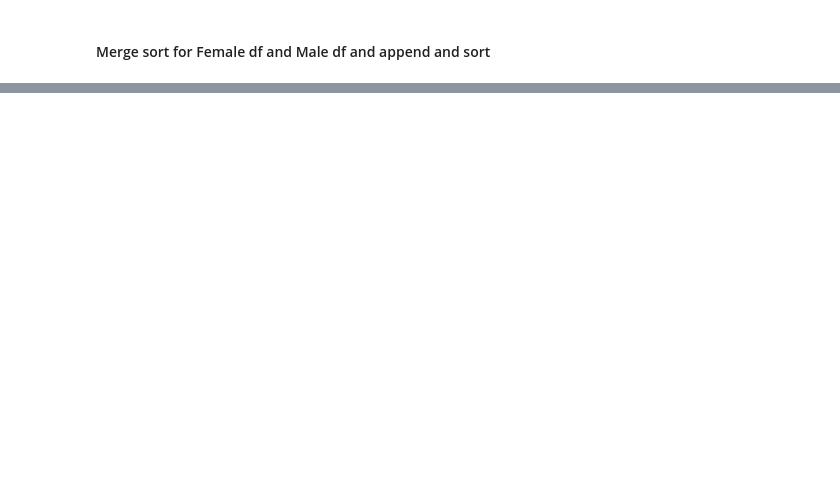
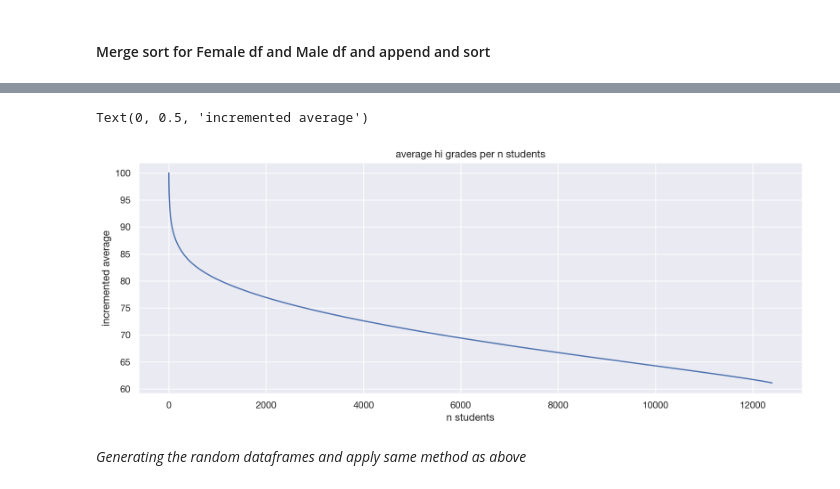
Before and after one commit to s183910/Bachelor_Gabi_Kat, a Jupyter notebook: Notebooks/Basic_dists/Baselines.ipynb, the cells around one changed output, grey strips where cells are left out. Drawn from its saved outputs; the diff is of its cells as text; code cells hidden in the pictures; blank space fills up the shorter version.

Commit message:
New random baselines

```diff
--- a/Notebooks/Basic_dists/Baselines.ipynb
+++ b/Notebooks/Basic_dists/Baselines.ipynb
@@ -32,6 +33,7 @@ setup_mpl()
 #Start here and load the dataframe
 df = pd.read_csv("df_sum_score.csv")
 df = df[df.STRATUM != "0"] #0 corresponds to nan, i.e. removing nans
+df["strat_new"] = df.STRATUM.apply(lambda x: x.replace(" ", "_"))
 # %% [markdown]
 #### Average score generation
 # %%
@@ -113,0 +134,9 @@ gender_mergesort(df)
+# %%
+# The mergesort as function of n
+df_sort = df.sort_values(by="HI_GRADE_AVG", ascending=False, kind="mergesort")
+
+#new df with incremeanted hi avg
+df_avg = df_sort.copy()
+
+#check the sorted grades
+df_avg.HI_GRADE_AVG
@@ -113,0 +156,7 @@ gender_mergesort(df)
+# %%
+#set the incremented hi avg as column
+df_avg["incr_hi_mean"] = df_avg.HI_GRADE_AVG.expanding().mean()
+df_avg["incr_col_mean"] = df_avg.COL_GRADE_AVG.expanding().mean()
+
+#check the incremented average grades
+df_avg["incr_hi_mean"] #index "2" er average af 100+97/2
@@ -113,0 +176,3 @@ gender_mergesort(df)
+# %%
+#cumsum of index to use for plot
+df_avg["n_students"] = range(len(df))
@@ -113,0 +189,10 @@ gender_mergesort(df)
+# %%
+# Look of single lineplot of mergesort grades as function of n
+sns.lineplot(x="n_students", y="incr_hi_mean", data=df_avg).set_title("average hi grades per n students")
+plt.xlabel('n students')
+plt.ylabel('incremented average')
+# %% [output]
+Text(0, 0.5, 'incremented average')
+[figure, added]
+# %% [markdown]
+*Generating the random dataframes and apply same method as above*
```
Also changed, not shown: parts of 27 cells of this notebook.
